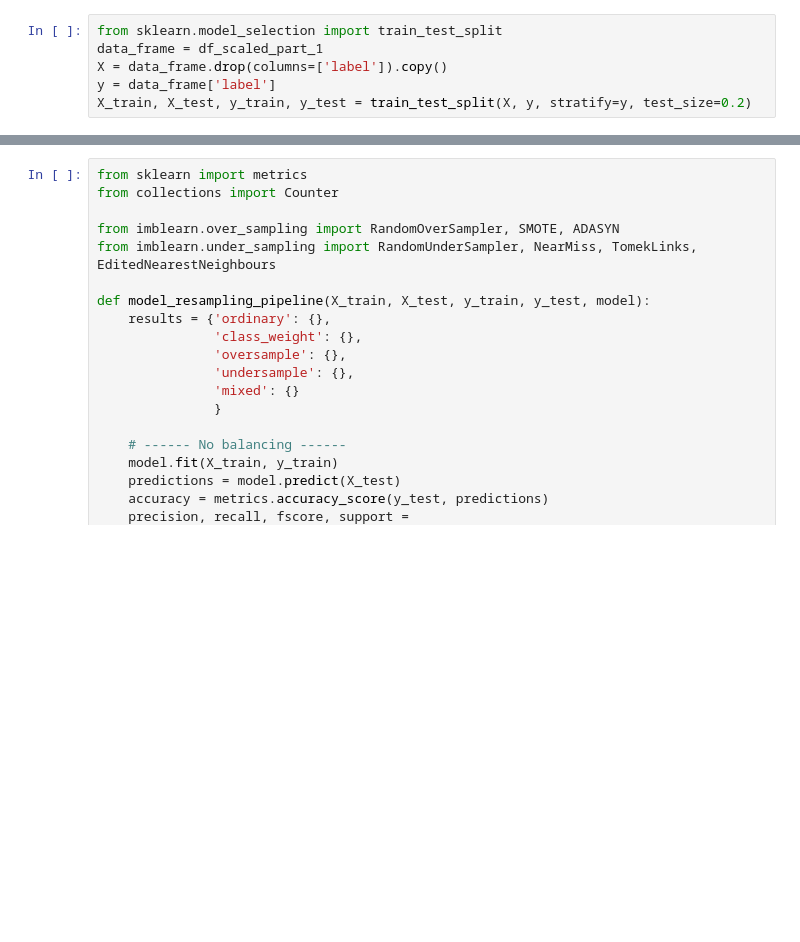
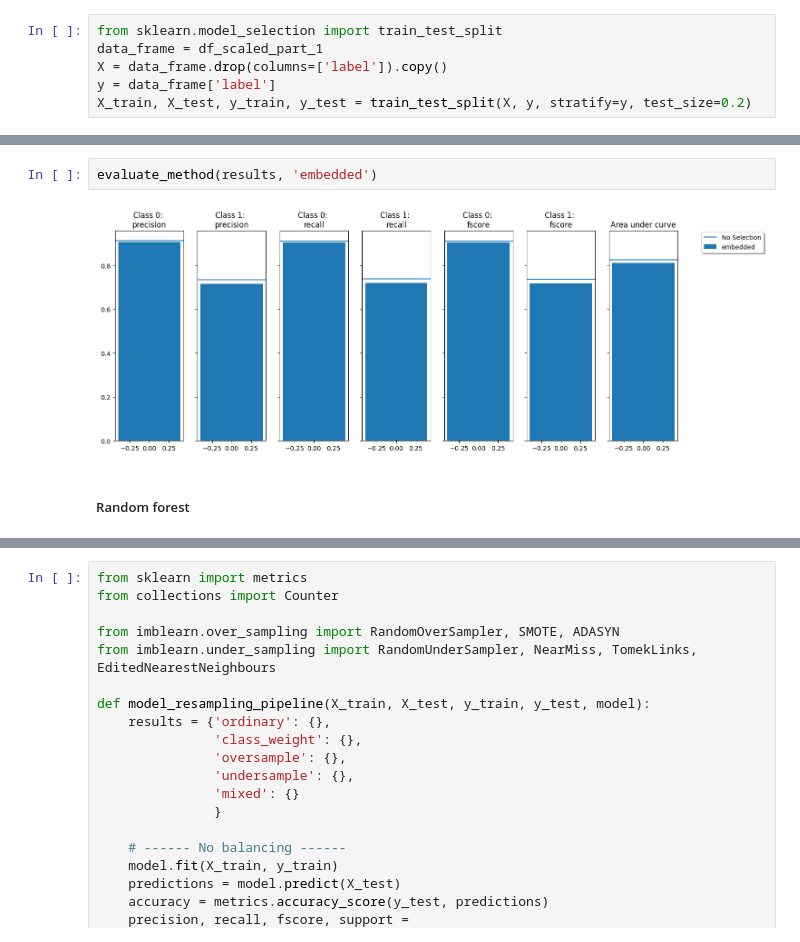
Before and after one commit to kliniik/Practica_AAI_1, a Jupyter notebook: preprocess.ipynb, the cells around one changed output, grey strips where cells are left out. Saved outputs shown, nothing was run; the diff lists cells and outputs as text; blank space fills up the shorter version.

```diff
--- a/preprocess.ipynb
+++ b/preprocess.ipynb
@@ -1150,0 +1286,6 @@ X_train, X_test, y_train, y_test = train_test_split(X, y, stratify=y, test_size=
+# %%
+evaluate_method(results, 'embedded')
+# %% [output]
+[figure, added]
+# %% [markdown]
+##### Random forest
```
Also changed, not shown: parts of 138 cells of this notebook.
